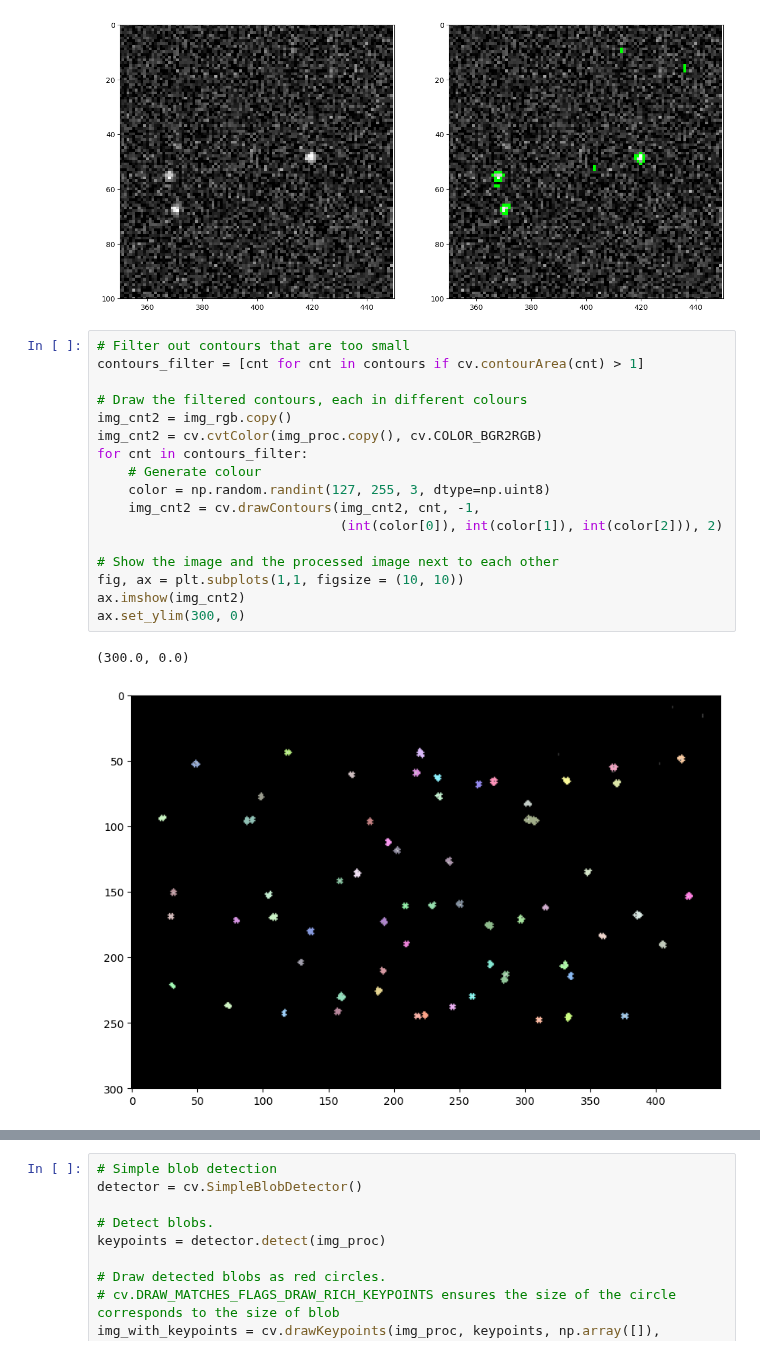
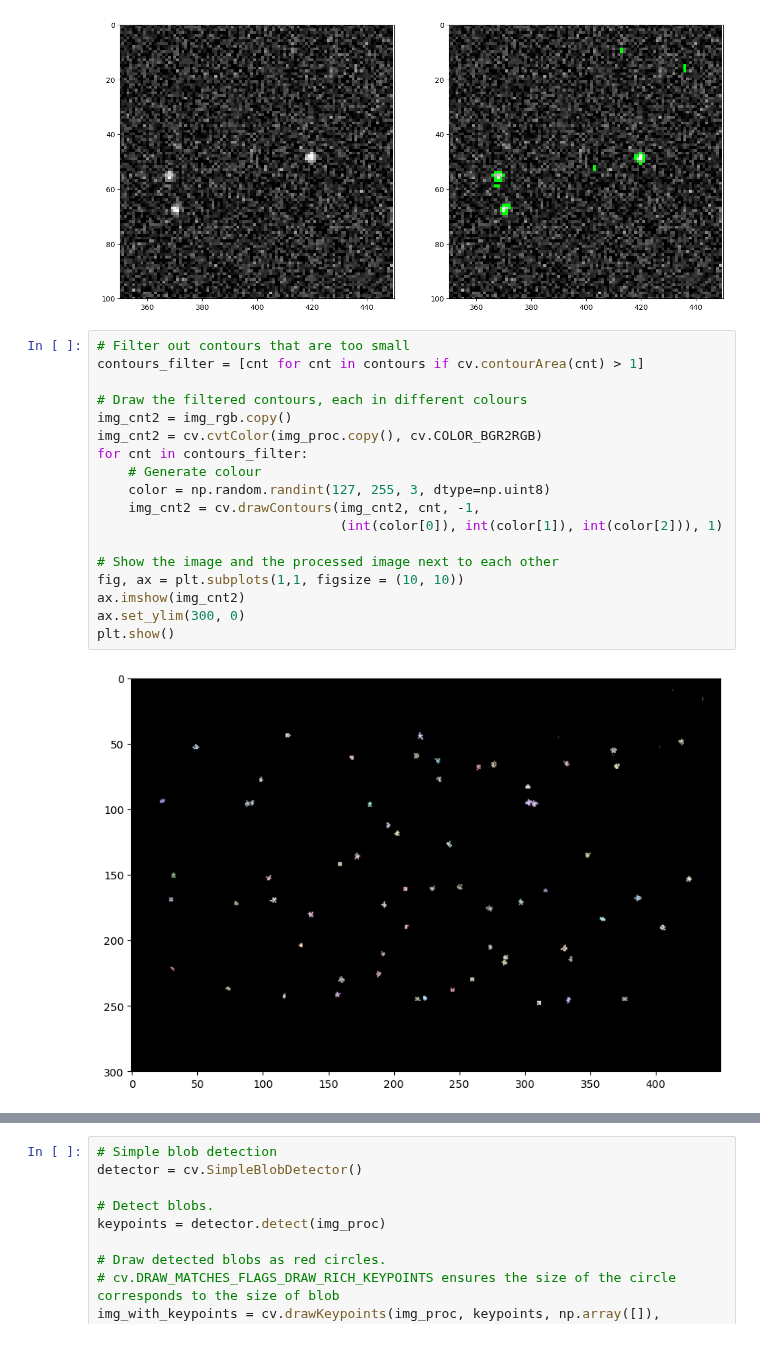
Before and after one commit to TFLVerouden/ETPoF, a Jupyter notebook: HW3/ETPoF_HW3_2.ipynb, the cells around one changed output, grey strips where cells are left out. Saved outputs shown, nothing was run; the diff lists cells and outputs as text.

```diff
--- a/HW3/ETPoF_HW3_2.ipynb
+++ b/HW3/ETPoF_HW3_2.ipynb
@@ -72,20 +72,20 @@ plt.show()
 # %%
 # Filter out contours that are too small
 contours_filter = [cnt for cnt in contours if cv.contourArea(cnt) > 1]
 
 # Draw the filtered contours, each in different colours
 img_cnt2 = img_rgb.copy()
 img_cnt2 = cv.cvtColor(img_proc.copy(), cv.COLOR_BGR2RGB)
 for cnt in contours_filter:
     # Generate colour
     color = np.random.randint(127, 255, 3, dtype=np.uint8)
     img_cnt2 = cv.drawContours(img_cnt2, cnt, -1,
-                               (int(color[0]), int(color[1]), int(color[2])), 2)
+                               (int(color[0]), int(color[1]), int(color[2])), 1)
 
 # Show the image and the processed image next to each other
 fig, ax = plt.subplots(1,1, figsize = (10, 10))
 ax.imshow(img_cnt2)
 ax.set_ylim(300, 0)
+plt.show()
 # %% [output]
-(300.0, 0.0)
-[figure, old version]
+[figure, new version]
```
Also changed, not shown: parts of 2 cells of this notebook, 1 other file.
